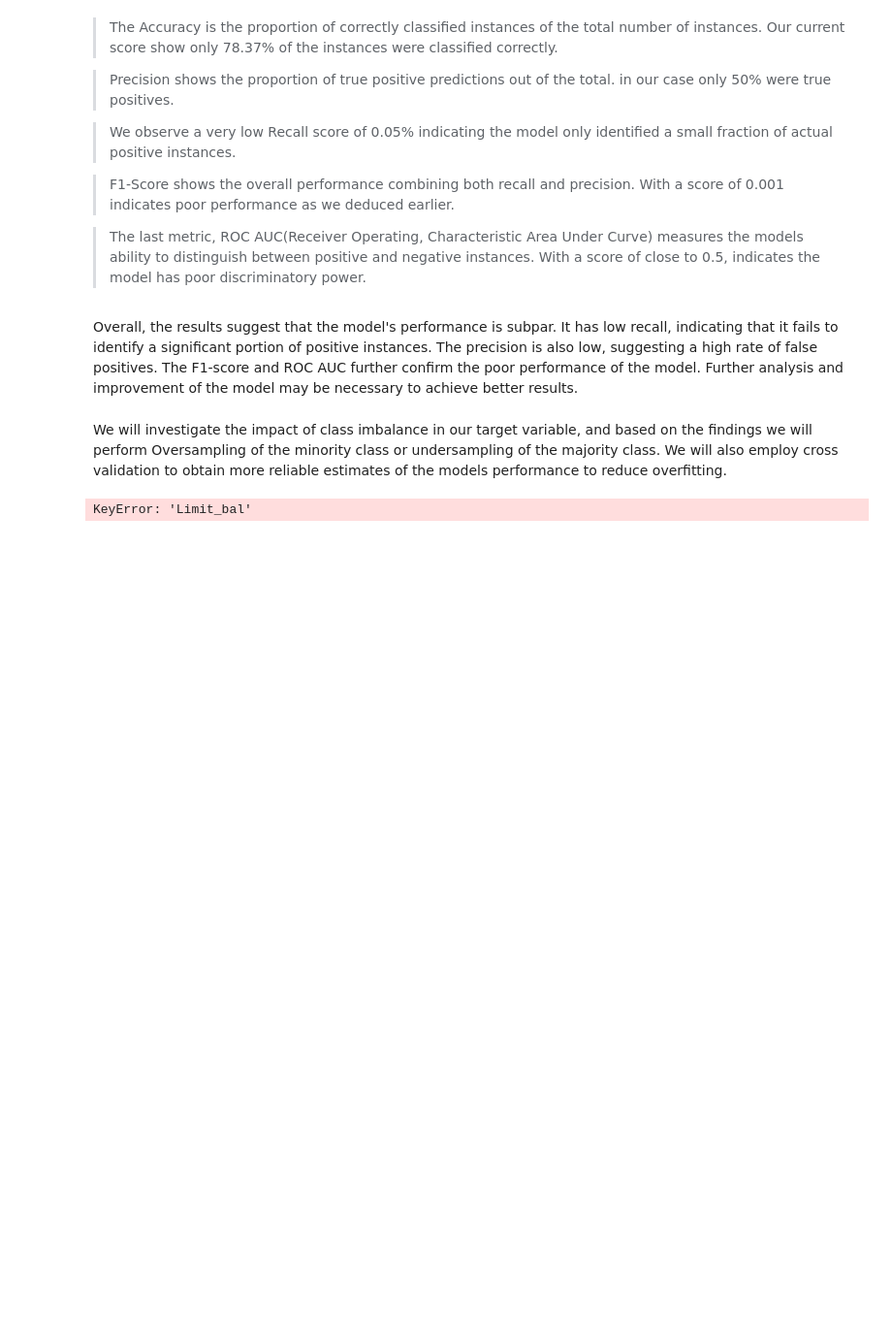
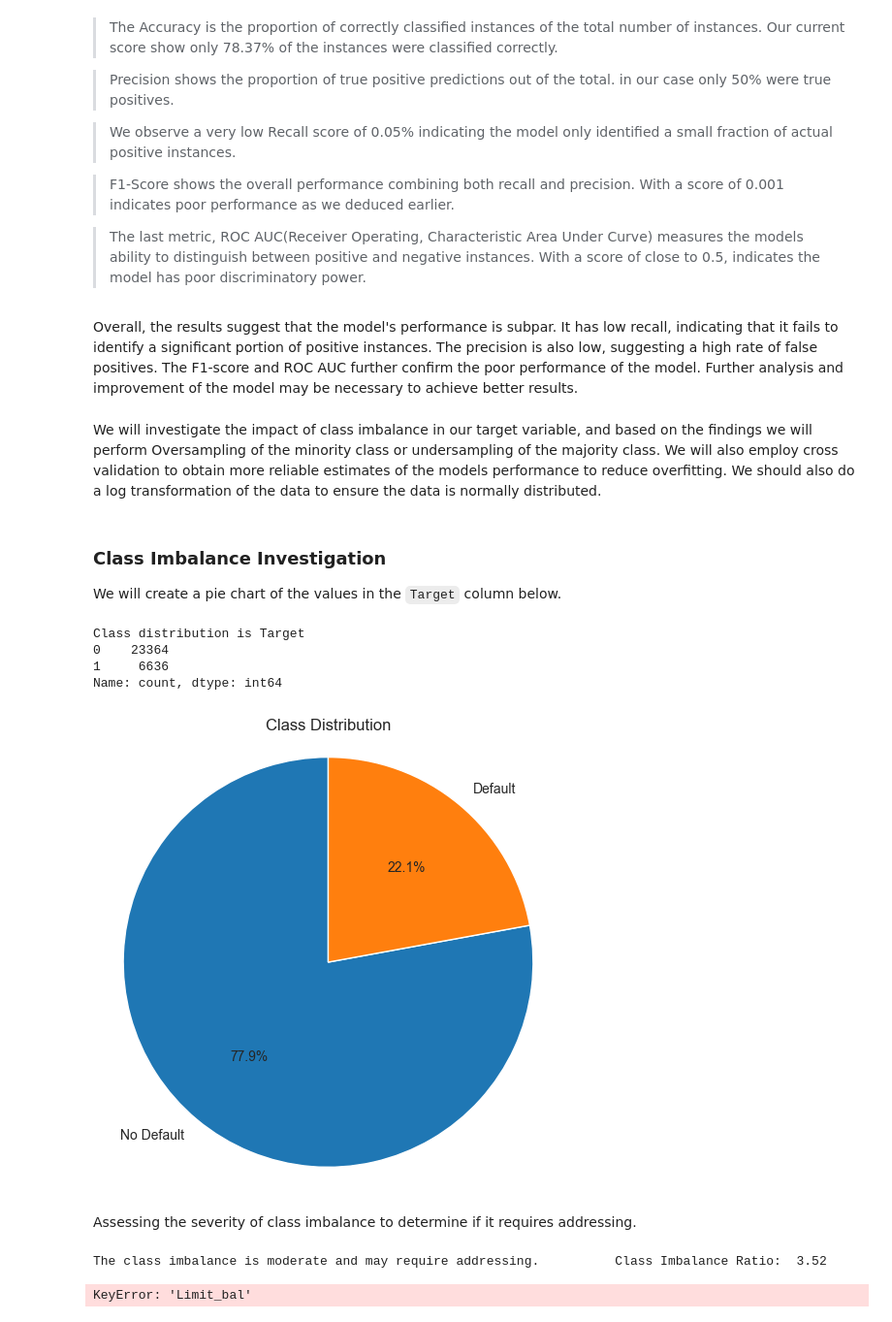
Before and after one commit to Imacharia/Default_predictor, a Jupyter notebook: Credit card default analysis.ipynb, the cells around one changed output. Shown at 97% size. Saved outputs shown, nothing was run; the diff lists cells and outputs as text; code cells hidden in the pictures; blank space fills up the shorter version.

```diff
--- a/Credit card default analysis.ipynb
+++ b/Credit card default analysis.ipynb
@@ -594,6 +594,49 @@ Overall, the results suggest that the model's performance is subpar. It has low
 # %% [markdown]
 We will investigate the impact of class imbalance in our target variable, and based on the findings we will perform Oversampling of the minority class or undersampling of the majority class.
 We will also employ cross validation to obtain more reliable estimates of the models performance to reduce overfitting.
+We should also do a log transformation of the data to ensure the data is normally distributed.
+# %% [markdown]
+### Class Imbalance Investigation
+We will create a pie chart of the values in the `Target` column below.
+# %%
+# Calculate the count of each class in the target column
+class_count = clean_df['Target'].value_counts()
+print("Class distribution is", class_count)
+class_labels = ['No Default', 'Default']
+# Create the pie chart
+plt.figure(figsize=(6,6))
+plt.pie(class_count, labels=class_labels, autopct='%1.1f%%', startangle=90)
+plt.axis('equal')
+plt.title('Class Distribution')
+plt.savefig("Images/Class distribution")
+plt.show()
+# %% [output]
+Class distribution is Target
+0    23364
+1     6636
+Name: count, dtype: int64
+[figure, added]
+# %% [markdown]
+Assessing the severity of class imbalance to determine if it requires addressing.
+# %%
+# calculate imbalance ratio
+imbalance_ratio = class_count[0] / class_count[1]
+
+
+# Asses the severity
+if imbalance_ratio > 5:
+    severity = "severe and requires addressing"
+elif imbalance_ratio > 1:
+    severity = "moderate and may require addressing"
+else:
+    severity = "not significant"
+
+
+# Print the ratio
+print(f"The class imbalance is {severity}.  \
+        Class Imbalance Ratio: {imbalance_ratio: .2f}")
+# %% [output]
+The class imbalance is moderate and may require addressing.          Class Imbalance Ratio:  3.52
 # %%
 # Function to plot bar charts showing Payment Status against Limit balance
 # takes in data and the columns to be plotted
```
Also changed, not shown: parts of 1 cell of this notebook, 2 other files.
